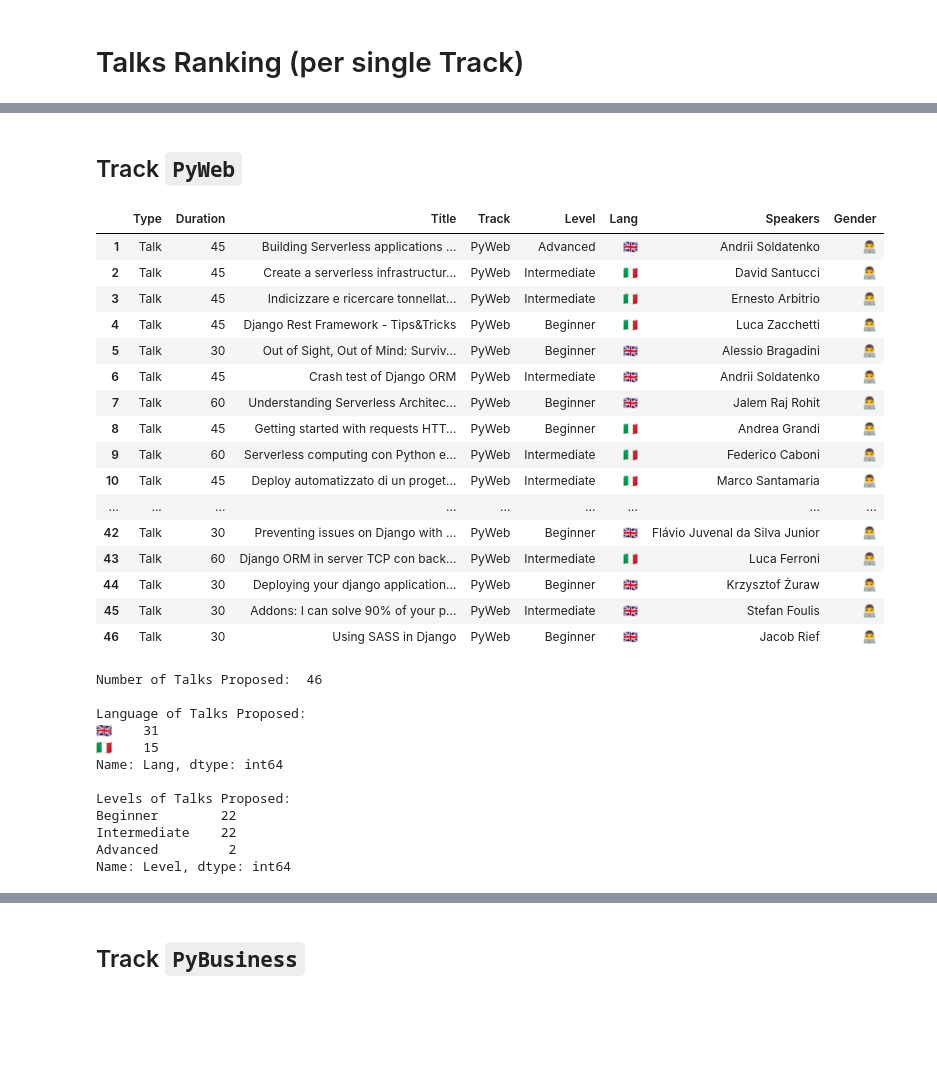
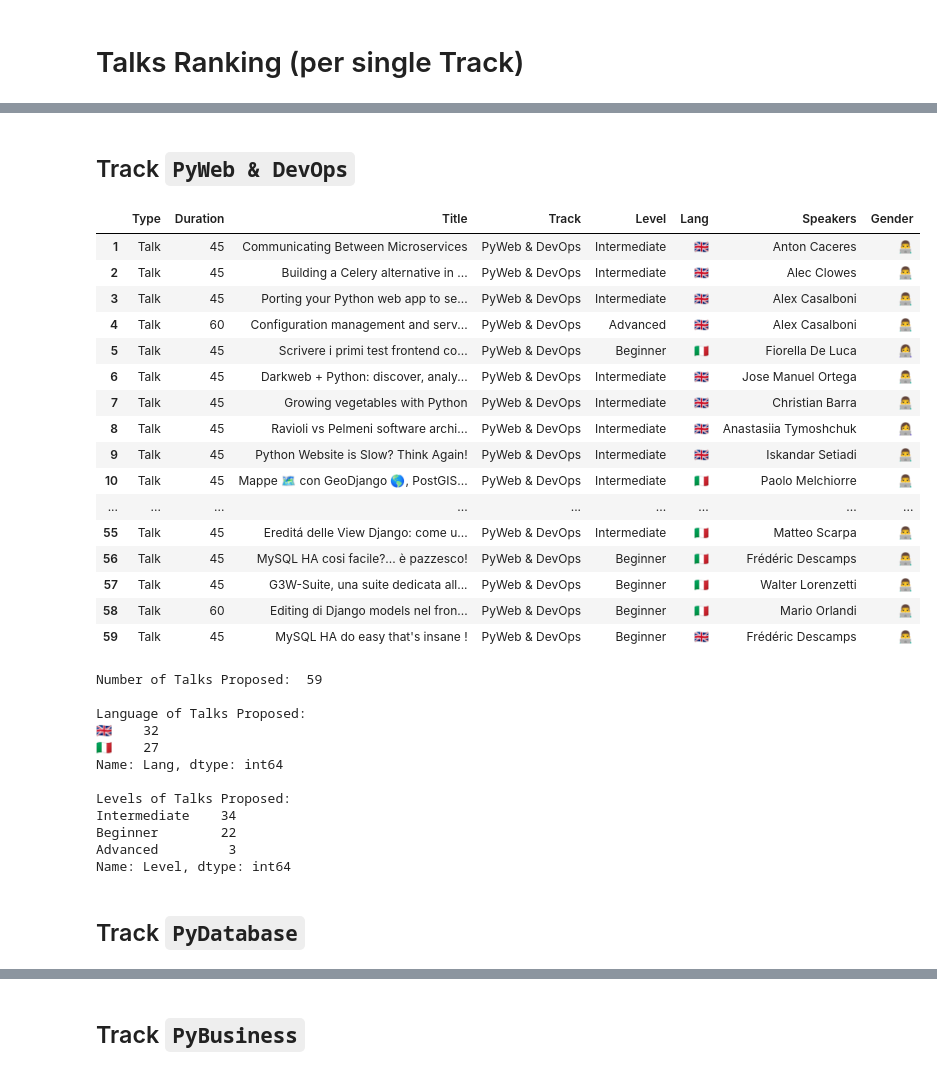
Before and after one commit to leriomaggio/pyconit-community-voting, a Jupyter notebook: Conference Talks Rankings.ipynb, the cells around one changed output, grey strips where cells are left out. Saved outputs shown, nothing was run; the diff lists cells and outputs as text; code cells hidden in the pictures; blank space fills up the shorter version.

Commit message:
Ranking PyConX

```diff
--- a/Conference Talks Rankings.ipynb
+++ b/Conference Talks Rankings.ipynb
@@ -11,15 +11,14 @@ import numpy as np
 
 ### Absolute Ranking
 # %%
-rankings = pd.read_csv('./ranking.txt', sep='~', skiprows=1, header=0)
+rankings = pd.read_csv('./ranking_pyconx.txt', sep='~', skiprows=1, header=0)
 rankings.drop('TID', axis=1, inplace=True)
-rankings.drop('Idx', axis=1, inplace=True)
 
 union_jack = '\U0001F1EC\U0001F1E7'
 tricolore = '\U0001F1EE\U0001F1F9'
 
 rankings.Gender = rankings.Gender.apply(lambda g: '+'.join('\U0001f469\u200d\U0001f4bb' if l=='female' else '\U0001f468\u200d\U0001f4bb'
-                                         for l in g.split(',')))
+                                         for l in g.split('+')))
 rankings.Lang = rankings.Lang.apply(lambda l: union_jack if l=='en' else tricolore)
 pd.set_option('display.max_rows', rankings.index.size)
 pd.set_option('display.max_colwidth', 200)
@@ -254,28 +216,28 @@ Name: Level, dtype: int64
 # %% [markdown]
 <a name="pyweb"></a>
-## Track `PyWeb`
+## Track `PyWeb & DevOps`
 # %%
-pyweb = talks[talks['Track'].values == 'PyWeb']
+pyweb = talks[talks['Track'].values == 'PyWeb & DevOps']
 pyweb.index = np.arange(1, pyweb.index.size+1)
 pyweb
 # %% [output]
 |  | Type | Duration | Title | Track | Level | Lang | Speakers | Gender |
-| 1 | Talk | 45 | Building Serverless applications ... | PyWeb | Advanced | 🇬🇧 | Andrii Soldatenko | 👨‍💻 |
-| 2 | Talk | 45 | Create a serverless infrastructur... | PyWeb | Intermediate | 🇮🇹 | David Santucci | 👨‍💻 |
-| 3 | Talk | 45 | Indicizzare e ricercare tonnellat... | PyWeb | Intermediate | 🇮🇹 | Ernesto Arbitrio | 👨‍💻 |
-| 4 | Talk | 45 | Django Rest Framework - Tips&Tricks | PyWeb | Beginner | 🇮🇹 | Luca Zacchetti | 👨‍💻 |
-| 5 | Talk | 30 | Out of Sight, Out of Mind: Surviv... | PyWeb | Beginner | 🇬🇧 | Alessio Bragadini | 👨‍💻 |
-| 6 | Talk | 45 | Crash test of Django ORM | PyWeb | Intermediate | 🇬🇧 | Andrii Soldatenko | 👨‍💻 |
-| 7 | Talk | 60 | Understanding Serverless Architec... | PyWeb | Beginner | 🇬🇧 | Jalem Raj Rohit | 👨‍💻 |
-| 8 | Talk | 45 | Getting started with requests HTT... | PyWeb | Beginner | 🇮🇹 | Andrea Grandi | 👨‍💻 |
-| 9 | Talk | 60 | Serverless computing con Python e... | PyWeb | Intermediate | 🇮🇹 | Federico Caboni | 👨‍💻 |
-| 10 | Talk | 45 | Deploy automatizzato di un proget... | PyWeb | Intermediate | 🇮🇹 | Marco Santamaria | 👨‍💻 |
+| 1 | Talk | 45 | Communicating Between Microservices | PyWeb & DevOps | Intermediate | 🇬🇧 | Anton Caceres | 👨‍💻 |
+| 2 | Talk | 45 | Building a Celery alternative in ... | PyWeb & DevOps | Intermediate | 🇬🇧 | Alec Clowes | 👨‍💻 |
+| 3 | Talk | 45 | Porting your Python web app to se... | PyWeb & DevOps | Intermediate | 🇬🇧 | Alex Casalboni | 👨‍💻 |
+| 4 | Talk | 60 | Configuration management and serv... | PyWeb & DevOps | Advanced | 🇬🇧 | Alex Casalboni | 👨‍💻 |
+| 5 | Talk | 45 | Scrivere i primi test frontend co... | PyWeb & DevOps | Beginner | 🇮🇹 | Fiorella De Luca | 👩‍💻 |
+| 6 | Talk | 45 | Darkweb + Python: discover, analy... | PyWeb & DevOps | Intermediate | 🇬🇧 | Jose Manuel Ortega | 👨‍💻 |
+| 7 | Talk | 45 | Growing vegetables with Python | PyWeb & DevOps | Intermediate | 🇬🇧 | Christian Barra | 👨‍💻 |
+| 8 | Talk | 45 | Ravioli vs Pelmeni software archi... | PyWeb & DevOps | Intermediate | 🇬🇧 | Anastasiia Tymoshchuk | 👩‍💻 |
+| 9 | Talk | 45 | Python Website is Slow? Think Again! | PyWeb & DevOps | Intermediate | 🇬🇧 | Iskandar Setiadi | 👨‍💻 |
+| 10 | Talk | 45 | Mappe 🗺️ con GeoDjango 🌎, PostGIS... | PyWeb & DevOps | Intermediate | 🇮🇹 | Paolo Melchiorre | 👨‍💻 |
 | ... | ... | ... | ... | ... | ... | ... | ... | ... |
-| 42 | Talk | 30 | Preventing issues on Django with ... | PyWeb | Beginner | 🇬🇧 | Flávio Juvenal da Silva Junior | 👨‍💻 |
-| 43 | Talk | 60 | Django ORM in server TCP con back... | PyWeb | Intermediate | 🇮🇹 | Luca Ferroni | 👨‍💻 |
-| 44 | Talk | 30 | Deploying your django application... | PyWeb | Beginner | 🇬🇧 | Krzysztof Żuraw | 👨‍💻 |
-| 45 | Talk | 30 | Addons: I can solve 90% of your p... | PyWeb | Intermediate | 🇬🇧 | Stefan Foulis | 👨‍💻 |
-| 46 | Talk | 30 | Using SASS in Django | PyWeb | Beginner | 🇬🇧 | Jacob Rief | 👨‍💻 |
+| 55 | Talk | 45 | Ereditá delle View Django: come u... | PyWeb & DevOps | Intermediate | 🇮🇹 | Matteo Scarpa | 👨‍💻 |
+| 56 | Talk | 45 | MySQL HA cosi facile?... è pazzesco! | PyWeb & DevOps | Beginner | 🇮🇹 | Frédéric Descamps | 👨‍💻 |
+| 57 | Talk | 45 | G3W-Suite, una suite dedicata all... | PyWeb & DevOps | Beginner | 🇮🇹 | Walter Lorenzetti | 👨‍💻 |
+| 58 | Talk | 60 | Editing di Django models nel fron... | PyWeb & DevOps | Beginner | 🇮🇹 | Mario Orlandi | 👨‍💻 |
+| 59 | Talk | 45 | MySQL HA do easy that's insane ! | PyWeb & DevOps | Beginner | 🇬🇧 | Frédéric Descamps | 👨‍💻 |
 # %%
 print('Number of Talks Proposed: ', pyweb.index.size, end='\n\n')
 
@@ -285,15 +247,18 @@ print(pyweb.Lang.value_counts(), end='\n\n')
 print('Levels of Talks Proposed: ')
 print(pyweb.Level.value_counts())
 # %% [output]
-Number of Talks Proposed:  46
+Number of Talks Proposed:  59
 
 Language of Talks Proposed:
-🇬🇧    31
-🇮🇹    15
+🇬🇧    32
+🇮🇹    27
 Name: Lang, dtype: int64
 
 Levels of Talks Proposed:
+Intermediate    34
 Beginner        22
-Intermediate    22
-Advanced         2
+Advanced         3
 Name: Level, dtype: int64
+# %% [markdown]
+<a name="pydb"></a>
+## Track `PyDatabase`
```
Also changed, not shown: parts of 27 cells of this notebook, 4 other files.
